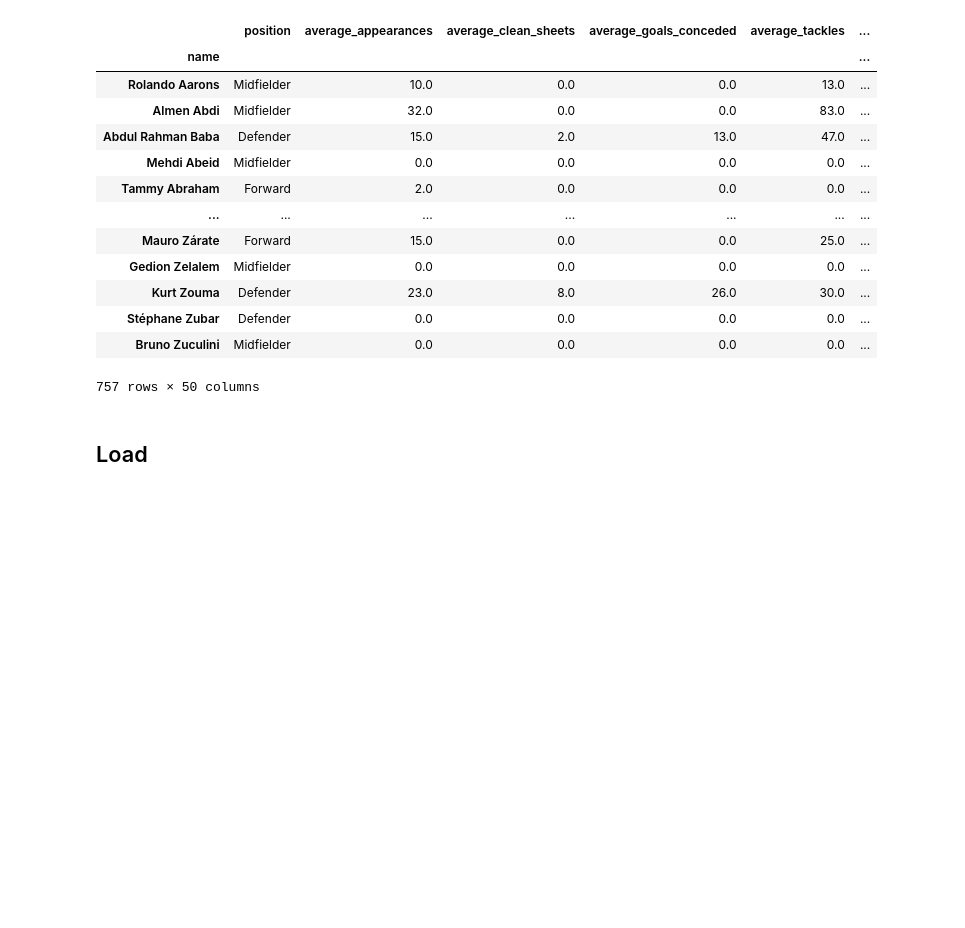
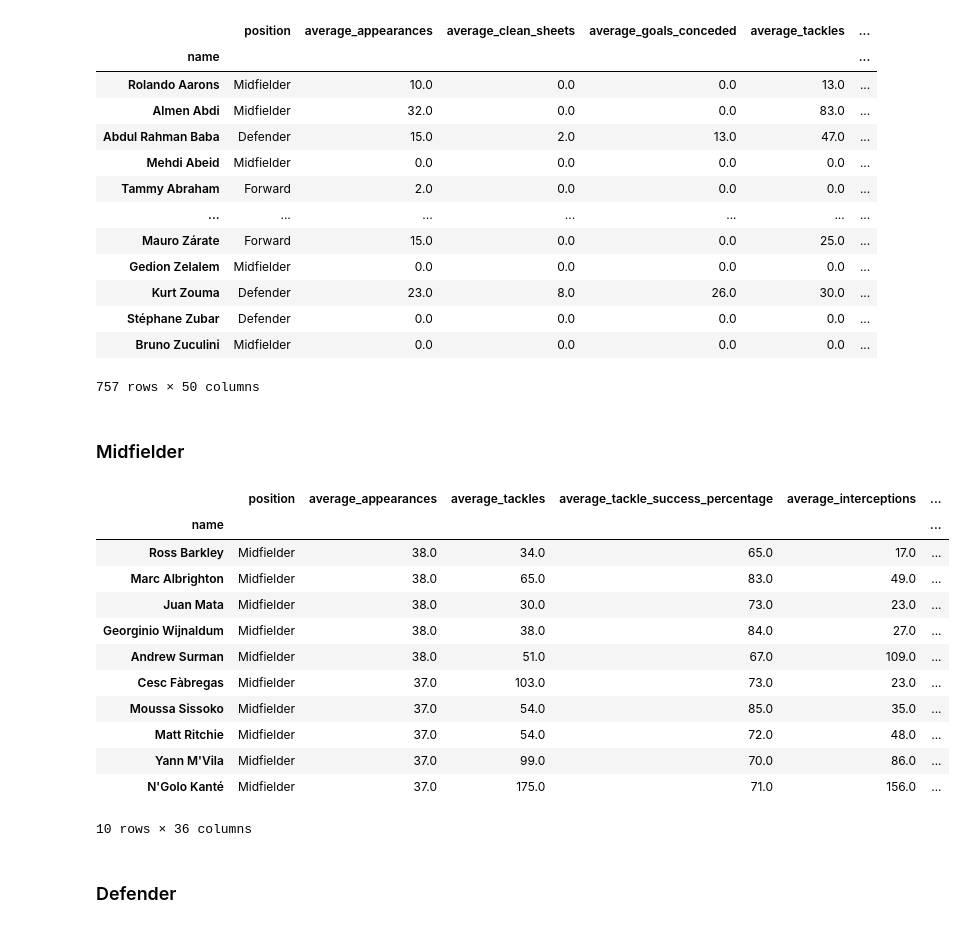
Before and after one commit to alysnow/ETL-Project, a Jupyter notebook: EPL_csv_cleanup.ipynb, the cells around one changed output. Saved outputs shown, nothing was run; the diff lists cells and outputs as text; code cells hidden in the pictures; blank space fills up the shorter version.

```diff
--- a/EPL_csv_cleanup.ipynb
+++ b/EPL_csv_cleanup.ipynb
@@ -335,2 +331,0 @@ highest_10_GOV
-# %% [markdown]
-## Load
@@ -351,0 +332,61 @@ connection = engine.connect()
+# %% [markdown]
+### Midfielder
+# %%
+midfielder_stats = midfielder[['position','average_appearances',
+                                    'average_tackles',
+                                    'average_tackle_success_percentage',
+                                    'average_interceptions',
+                                    'average_headed_clearance',
+                                    'average_recoveries',
+                                    'average_duels_won',
+                                    'average_duels_lost',
+                                    'average_successful_50_50s',
+                                    'average_aerial_battles_won',
+                                    'average_aerial_battles_lost',
+                                    'average_own_goals',
+                                    'average_errors_leading_to_goal',
+                                    'average_assists',
+                                    'average_passes',
+                                    'average_passes_per_match',
+                                    'average_big_chances_created',
+                                    'average_crosses',
+                                    'average_cross_accuracy_percentage',
+                                    'average_through_balls',
+                                    'average_accurate_long_balls',
+                                    'average_yellow_cards',
+                                    'average_fouls',
+                                    'average_offsides',
+                                    'average_goals',
+                                    'average_headed_goals',
+                                    'average_goals_with_right_foot',
+                                    'average_goals_with_left_foot',
+                                    'average_hit_woodwork',
+                                    'average_goals_per_match',
+                                    'average_penalties_scored',
+                                    'average_freekicks_scored',
+                                    'average_shots_on_target',
+                                    'average_shooting_accuracy_percentage',
+                                    'average_big_chances_missed',
+                                   ]]
+# %%
+# Sort data in ascending order based on Average
+# It is possible to sort based upon multiple columns
+midfielder_10 = midfielder_stats.sort_values(
+    ["average_appearances", "average_assists", "average_big_chances_created", "average_passes_per_match", "average_successful_50_50s"], ascending=False)
+midfielder_10.head(10)
+# %% [output]
+|  | position | average_appearances | average_tackles | average_tackle_success_percentage | average_interceptions | ... |
+| name |  |  |  |  |  | ... |
+| Ross Barkley | Midfielder | 38.0 | 34.0 | 65.0 | 17.0 | ... |
+| Marc Albrighton | Midfielder | 38.0 | 65.0 | 83.0 | 49.0 | ... |
+| Juan Mata | Midfielder | 38.0 | 30.0 | 73.0 | 23.0 | ... |
+| Georginio Wijnaldum | Midfielder | 38.0 | 38.0 | 84.0 | 27.0 | ... |
+| Andrew Surman | Midfielder | 38.0 | 51.0 | 67.0 | 109.0 | ... |
+| Cesc Fàbregas | Midfielder | 37.0 | 103.0 | 73.0 | 23.0 | ... |
+| Moussa Sissoko | Midfielder | 37.0 | 54.0 | 85.0 | 35.0 | ... |
+| Matt Ritchie | Midfielder | 37.0 | 54.0 | 72.0 | 48.0 | ... |
+| Yann M'Vila | Midfielder | 37.0 | 99.0 | 70.0 | 86.0 | ... |
+| N'Golo Kanté | Midfielder | 37.0 | 175.0 | 71.0 | 156.0 | ... |
+10 rows × 36 columns
+# %% [markdown]
+### Defender
```
Also changed, not shown: parts of 19 cells of this notebook, 2 other files.
